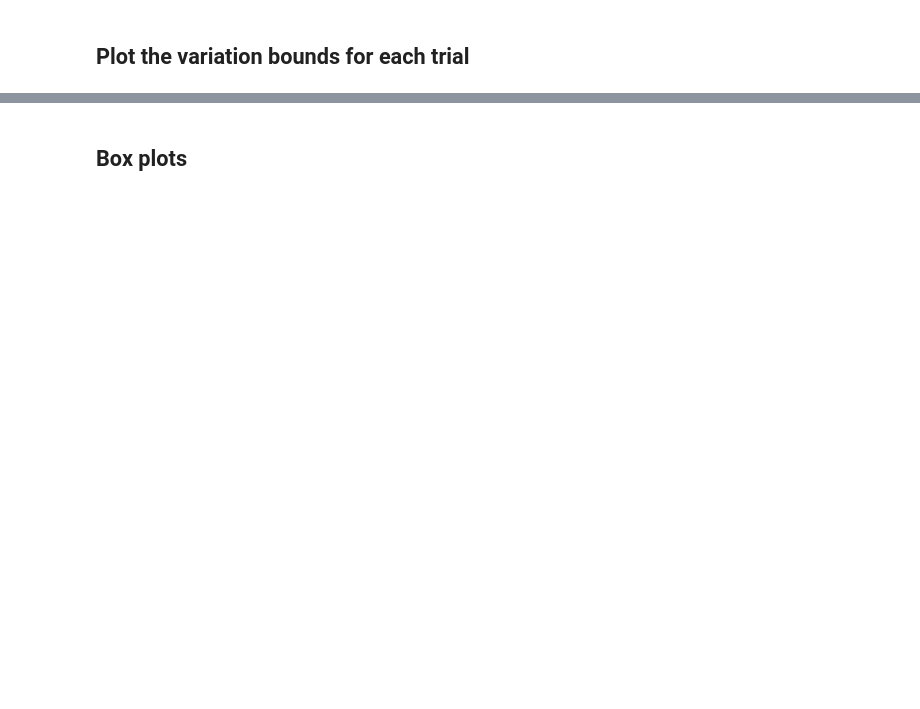
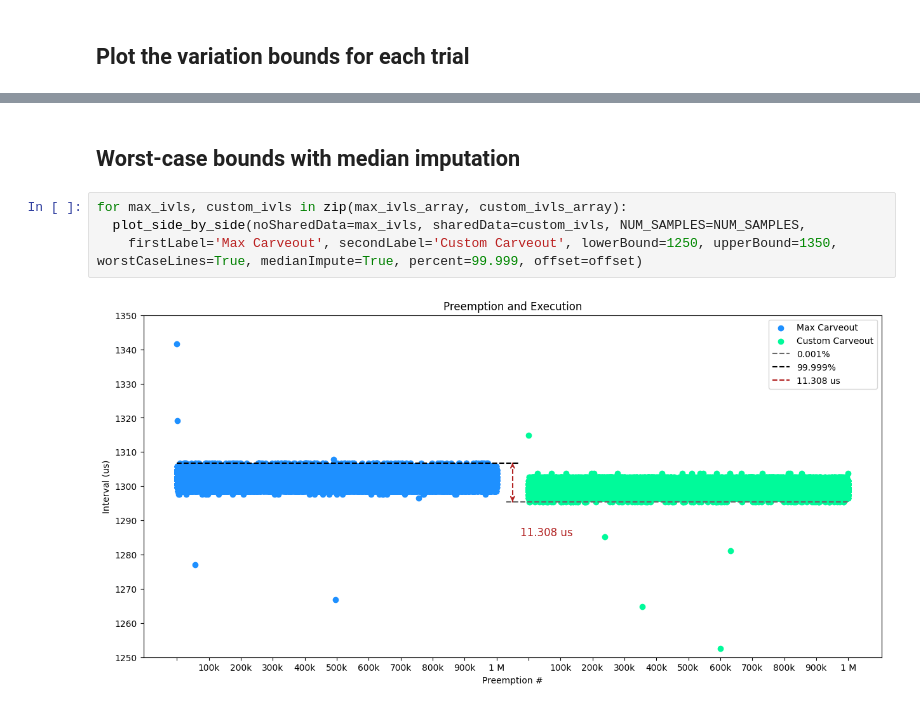
Before and after one commit to alexngUNC/GPU-research, a Jupyter notebook: Preemptions/Xavier/Analysis/MaxCarveout.ipynb, the cells around one changed output, grey strips where cells are left out. Cells and saved outputs as stored; diff of their text form; blank space fills up the shorter version.

Commit message:
bounds with median imputation

```diff
--- a/Preemptions/Xavier/Analysis/MaxCarveout.ipynb
+++ b/Preemptions/Xavier/Analysis/MaxCarveout.ipynb
@@ -126,2 +126,8 @@ for max_ivls, custom_ivls in zip(max_ivls_array, custom_ivls_array):
-# %% [markdown]
-## Box plots
+# %% [markdown]
+## Worst-case bounds with median imputation
+# %%
+for max_ivls, custom_ivls in zip(max_ivls_array, custom_ivls_array):
+  plot_side_by_side(noSharedData=max_ivls, sharedData=custom_ivls, NUM_SAMPLES=NUM_SAMPLES,
+    firstLabel='Max Carveout', secondLabel='Custom Carveout', lowerBound=1250, upperBound=1350, worstCaseLines=True, medianImpute=True, percent=99.999, offset=offset)
+# %% [output]
+[figure, added]
```
Also changed, not shown: parts of 5 cells of this notebook, 1 other file.
